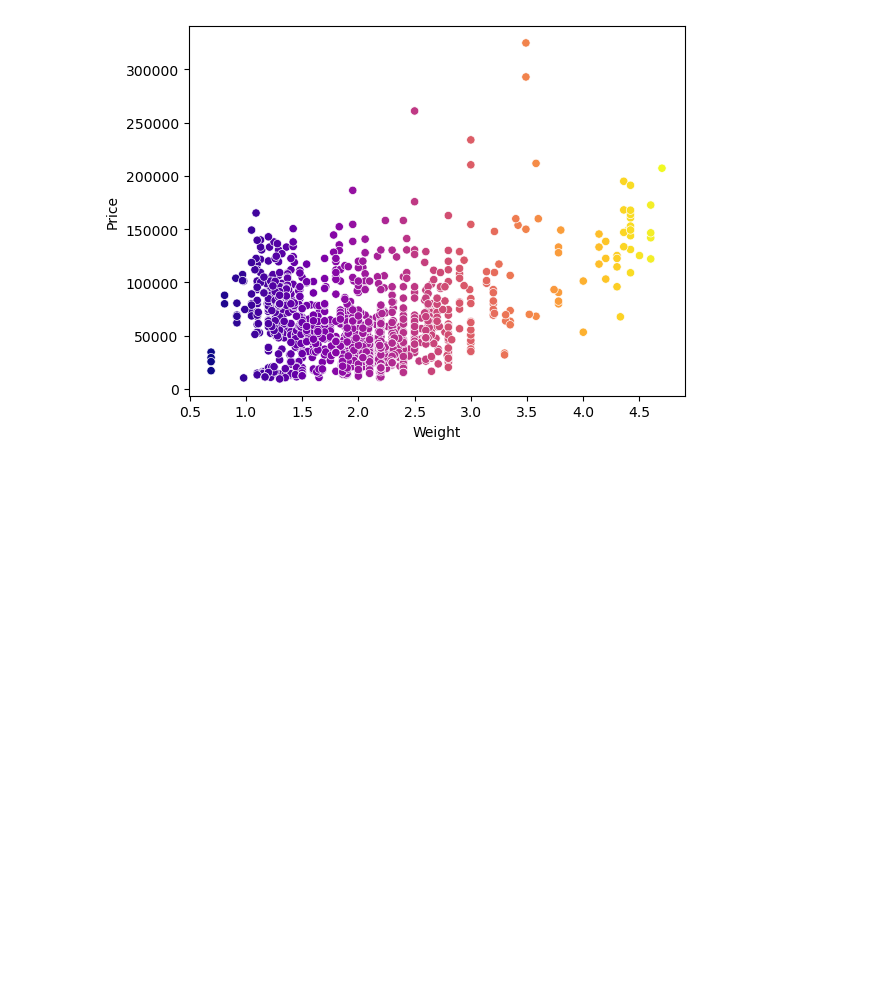
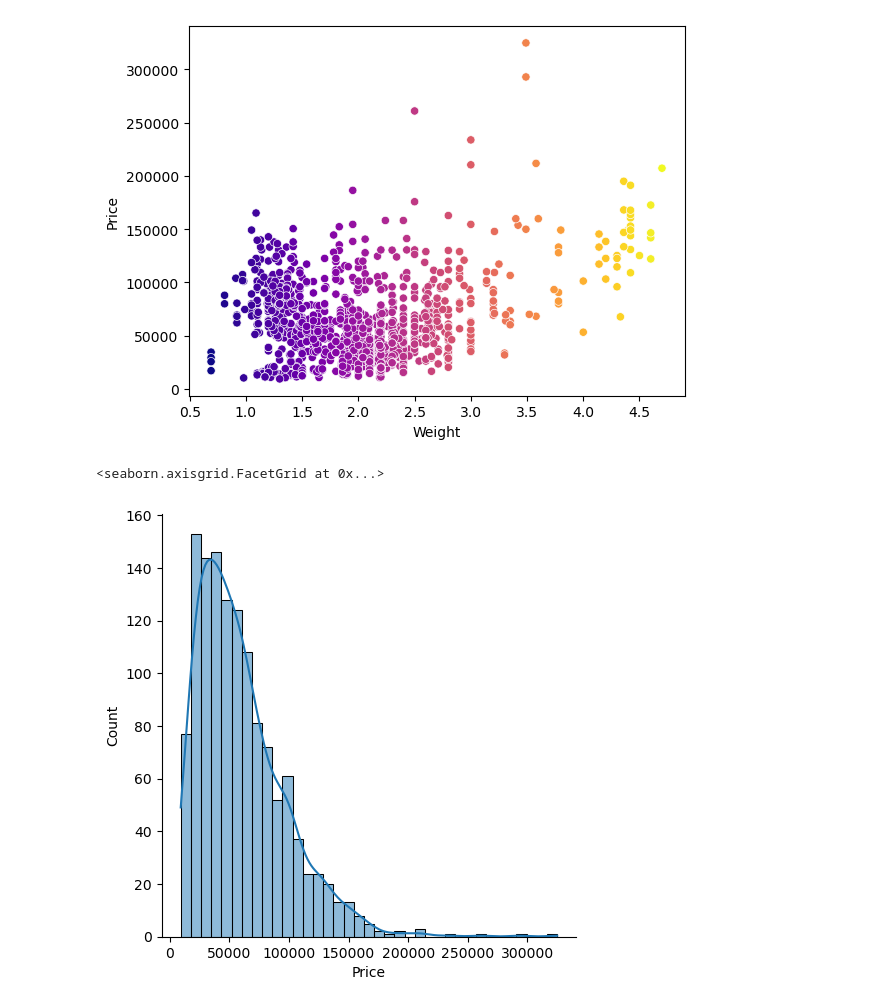
Before and after one commit to devloopcode/laptop_price_predictor, a Jupyter notebook: laptop_price_predicted.ipynb, the cells around one changed output. Cells and saved outputs as stored; diff of their text form; code cells hidden in the pictures; blank space fills up the shorter version.

Commit message:
price analysis

```diff
--- a/laptop_price_predicted.ipynb
+++ b/laptop_price_predicted.ipynb
@@ -837,3 +837,9 @@ sns.scatterplot(x='Weight', y=TARGET_COL, data=df, hue='Weight', palette='plasma
 # %% [output]
 <Axes: xlabel='Weight', ylabel='Price'>
 [figure]
+# %%
+# Price Analysis
+sns.displot(df[TARGET_COL], kde=True)
+# %% [output]
+<seaborn.axisgrid.FacetGrid at 0x...>
+[figure, added]
```
Also changed, not shown: parts of 4 cells of this notebook.
